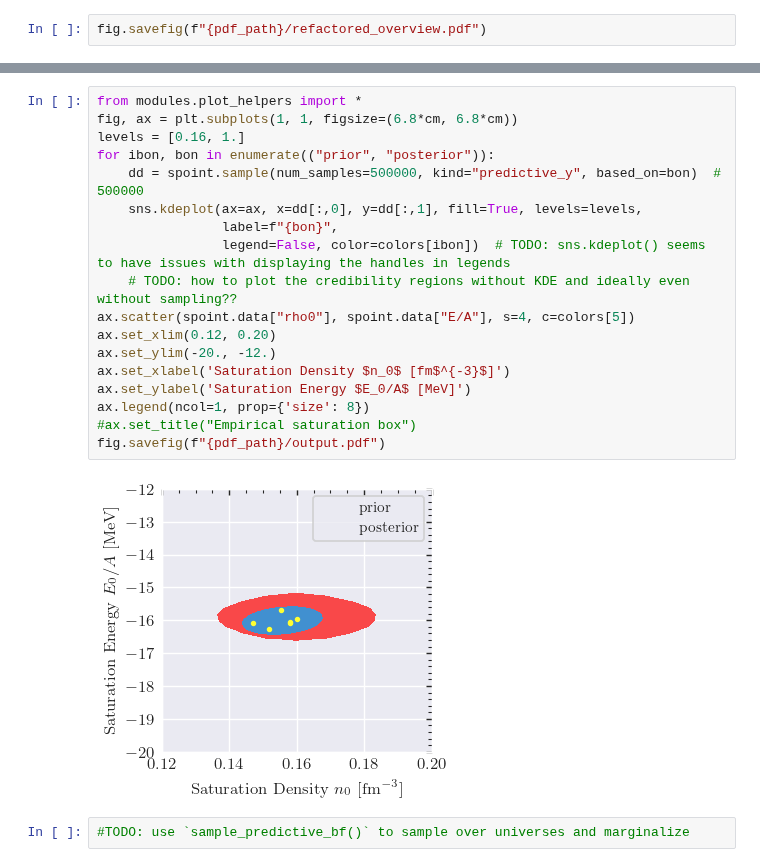
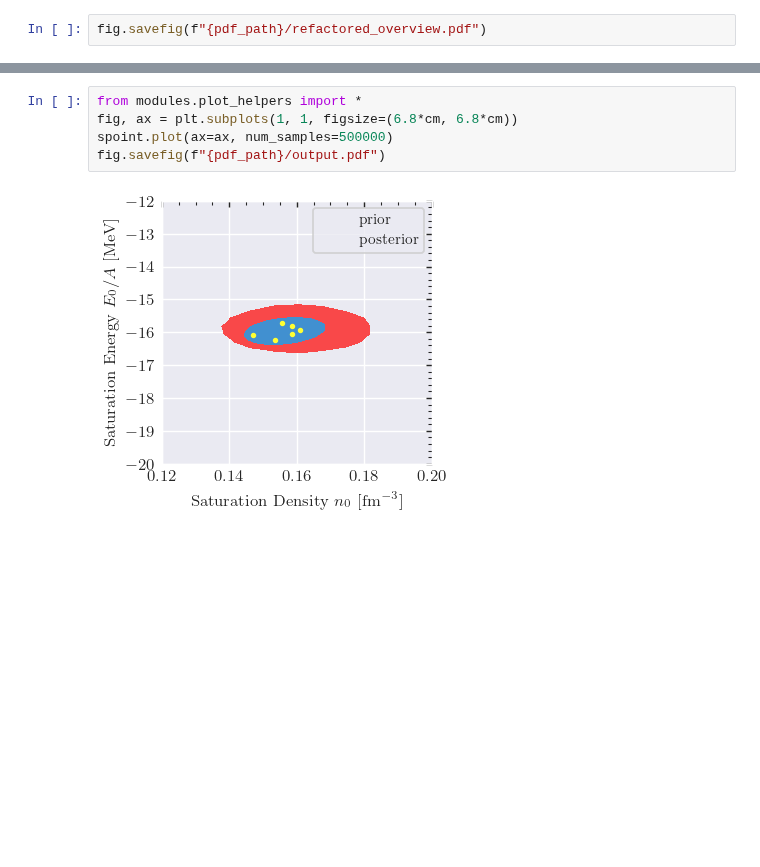
Before and after one commit to cdrischler/nuclear_saturation, a Jupyter notebook: analysis_conjugate_priors.ipynb, the cells around one changed output, grey strips where cells are left out. Saved outputs shown, nothing was run; the diff lists cells and outputs as text; blank space fills up the shorter version.

Commit message:
adds support for multiple universes: plotting

```diff
--- a/analysis_conjugate_priors.ipynb
+++ b/analysis_conjugate_priors.ipynb
@@ -87,24 +90,9 @@ quantiles brute-force: [[  0.14074433 -16.51385907]
 passed: True
 True
-# %%
-from modules.plot_helpers import *
-fig, ax = plt.subplots(1, 1, figsize=(6.8*cm, 6.8*cm))
-levels = [0.16, 1.]
-for ibon, bon in enumerate(("prior", "posterior")):
-    dd = spoint.sample(num_samples=500000, kind="predictive_y", based_on=bon)  # 500000
-    sns.kdeplot(ax=ax, x=dd[:,0], y=dd[:,1], fill=True, levels=levels,
-                label=f"{bon}",
-                legend=False, color=colors[ibon])  # TODO: sns.kdeplot() seems to have issues with displaying the handles in legends
-    # TODO: how to plot the credibility regions without KDE and ideally even without sampling??
-ax.scatter(spoint.data["rho0"], spoint.data["E/A"], s=4, c=colors[5])
-ax.set_xlim(0.12, 0.20)
-ax.set_ylim(-20., -12.)
-ax.set_xlabel('Saturation Density $n_0$ [fm$^{-3}$]')
-ax.set_ylabel('Saturation Energy $E_0/A$ [MeV]')
-ax.legend(ncol=1, prop={'size': 8})
-#ax.set_title("Empirical saturation box")
-fig.savefig(f"{pdf_path}/output.pdf")
-# %% [output]
-[figure, removed]
-# %%
-#TODO: use `sample_predictive_bf()` to sample over universes and marginalize
+# %%
+from modules.plot_helpers import *
+fig, ax = plt.subplots(1, 1, figsize=(6.8*cm, 6.8*cm))
+spoint.plot(ax=ax, num_samples=500000)
+fig.savefig(f"{pdf_path}/output.pdf")
+# %% [output]
+[figure, added]
```
Also changed, not shown: parts of 13 cells of this notebook, 1 other file.
